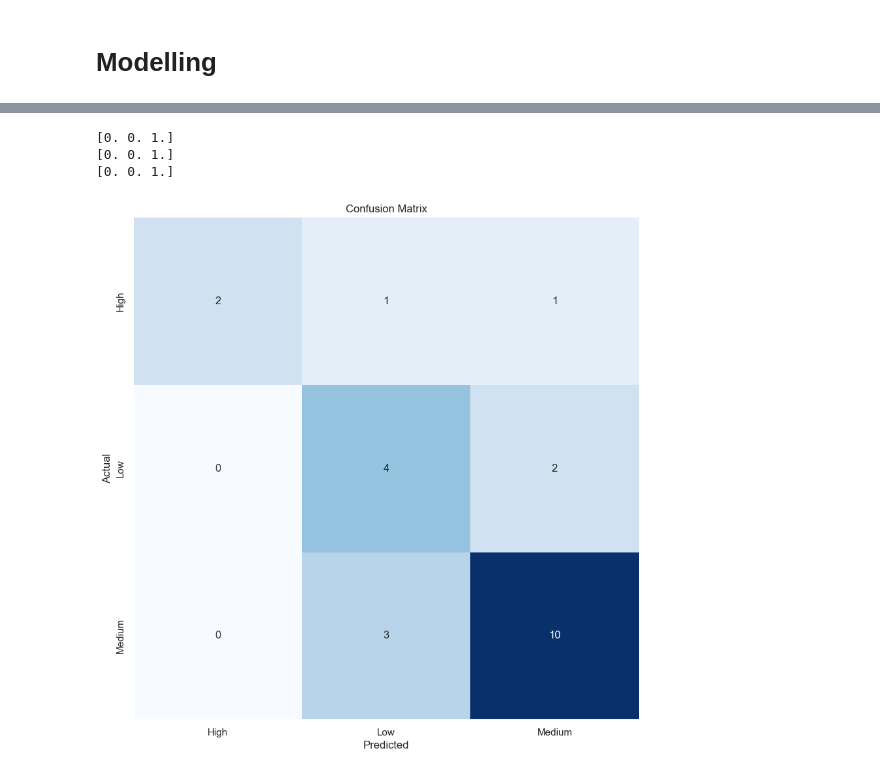
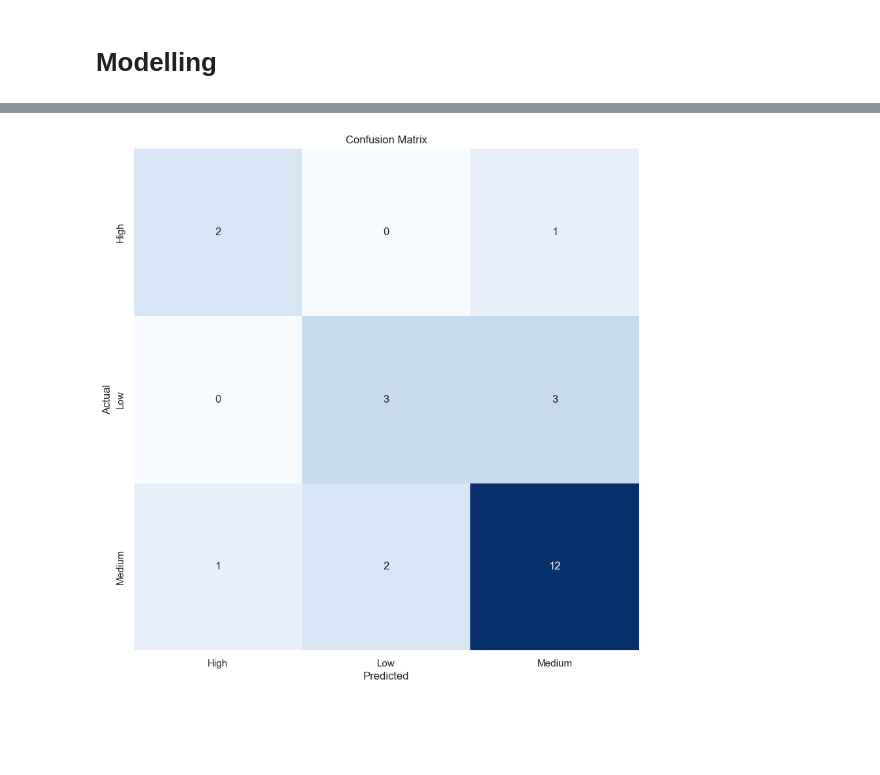
Before and after one commit to NicsLvl/McPredictor, a Jupyter notebook: mcd.ipynb, the cells around one changed output, grey strips where cells are left out. Cells and saved outputs as stored; diff of their text form; code cells hidden in the pictures; blank space fills up the shorter version.

```diff
--- a/mcd.ipynb
+++ b/mcd.ipynb
@@ -964,0 +1342,3 @@ mcd_df = mcd_df[mcd_df['classification'] != 'Student']
+# %%
+# set the order of classification to be Low, Medium, High
+mcd_df['classification'] = pd.Categorical(mcd_df['classification'], categories=['Low', 'Medium', 'High'], ordered=True)
@@ -1017,6 +1394,6 @@ plt.show()
 # %%
 # lets see what are the most correlated features with each of the target classification
-threshold = 0.43
+threshold = 0.42 # this number is determined after trial and error and getting 5/6 features correlated
 
 # drop the column for other classifications in mcd_df
 corr = mcd_df_dummies.drop(['classification_Low', 'classification_Medium'], axis=1)
@@ -1041,6 +1418,6 @@ We can see that for the "high" McDonalds, its quite negatively correlated compar
 # %%
 # lets see what are the most correlated features with each of the target classification
-threshold = 0.32
+threshold = 0.33 # this number is determined after trial and error and getting 5/6 features correlated
 
 # drop the column for other classifications in mcd_df
 corr = mcd_df_dummies.drop(['classification_High', 'classification_Medium'], axis=1)
@@ -1151,7 +1496,26 @@ print(categorical_features)
 # %%
+# train a RF classifier
+X = mcd_df_model.drop('classification', axis=1)
+y = mcd_df_model['classification']
+
+# remove the categorical aspect of y since we don't want it to be treated as a category
+y = y.astype('object')
+
+# convert X.columns to a list
+X.col = list(X.columns)
+
+numerical_features = X.select_dtypes(include=['int64', 'float64']).columns.tolist()
+categorical_features = X.select_dtypes(include=['object','category']).columns.tolist()
+print(f'numerical features used are {numerical_features}')
+print(f'categorical features used are {categorical_features}')
+print()
+
+# split the data into train and test
+X_train, X_test, y_train, y_test = train_test_split(X, y, test_size=0.2, random_state=42)
+
 # Preprocessing
 preprocessor = ColumnTransformer(transformers=[
-    ('tnf1',StandardScaler(),numerical_features),
+    ('tnf1',MinMaxScaler(),numerical_features),
     ('tnf3',OneHotEncoder(),categorical_features)
     ])
 
@@ -1163,10 +1527,10 @@ rf = RandomForestClassifier()
 
 # create a dictionary of all values we want to test for random forest
 params = {
-    'classifier__n_estimators': [300, 400, 500, 700],
-    'classifier__max_depth': [2, 3, 4, 5, 6],
-    'classifier__min_samples_split': [2, 3, 4, 5, 6],
-    'classifier__min_samples_leaf': [1, 2, 3, 4, 5],
+    'classifier__n_estimators': [300, 400, 500, 800],
+    'classifier__max_depth': [4, 5, 6],
+    'classifier__min_samples_split': [2, 3, 4],
+    'classifier__min_samples_leaf': [1, 2, 3],
     'classifier__max_features': ['sqrt', 'log2']
 }
 
@@ -1182,7 +1546,7 @@ grid.fit(X_train, y_train)
 y_pred = grid.predict(X_test)
 
 # print the best parameters
+print('The best parameters and cross validated accuracy score is:')
 print(grid.best_params_)
 print(f'{grid.best_score_}')
-print(grid.best_index_)
 # %% [output]
@@ -1338,36 +1717,27 @@ Fitting 5 folds for each of 45 candidates, totalling 225 fits
-# %%
-# print index 11,12,15 of y_test
-print(y_test[11])
-print(y_test[12])
-print(y_test[15])
-# %% [output]
-[0. 0. 1.]
-[0. 0. 1.]
-[0. 0. 1.]
 # %%
-# # exclude index 11,12,15 from y_pred and y_test results
-new_y_pred = np.delete(y_pred, [11,12,15], axis=0)
-new_y_test = np.delete(y_test, [11,12,15], axis=0)
+# drop index 15 and 24 from y_pred and y_test as they are not returning predictions
+new_y_pred = np.delete(y_pred, [15,24], axis=0)
+new_y_test = np.delete(y_test, [15,24], axis=0)
 
 # # print confusion matrix with the predicted and actual correct with colors
 y_pred_labels = encoder.inverse_transform(new_y_pred)
 y_test_labels = encoder.inverse_transform(new_y_test)
 
 cm = confusion_matrix(y_test_labels, y_pred_labels)
 plt.figure(figsize=(10,10))
 sns.heatmap(cm, annot=True, fmt='d', cmap='Blues', cbar=False)
 plt.title('Confusion Matrix')
 
 plt.xlabel('Predicted')
 plt.ylabel('Actual')
 
 # put labels on the predicted and actual labels
 plt.xticks([0.5,1.5,2.5], ['High', 'Low', 'Medium'])
 plt.yticks([0.5,1.5,2.5], ['High', 'Low', 'Medium'])
 
 plt.show()
 # %% [output]
-[figure, old version]
+[figure, new version]
 # %%
 # print the classification report for the best estimator of the gridsearch results
 print(classification_report(y_test_labels, y_pred_labels))
```
Also changed, not shown: parts of 158 cells of this notebook, 13 other files.
